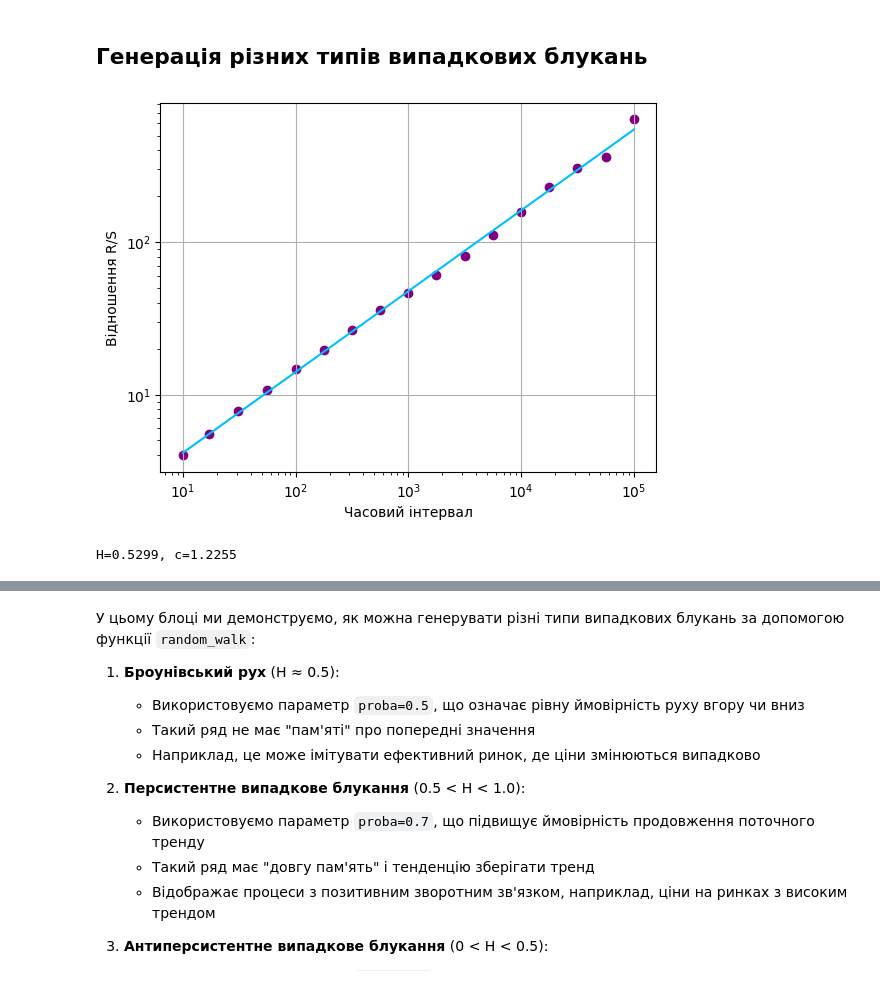
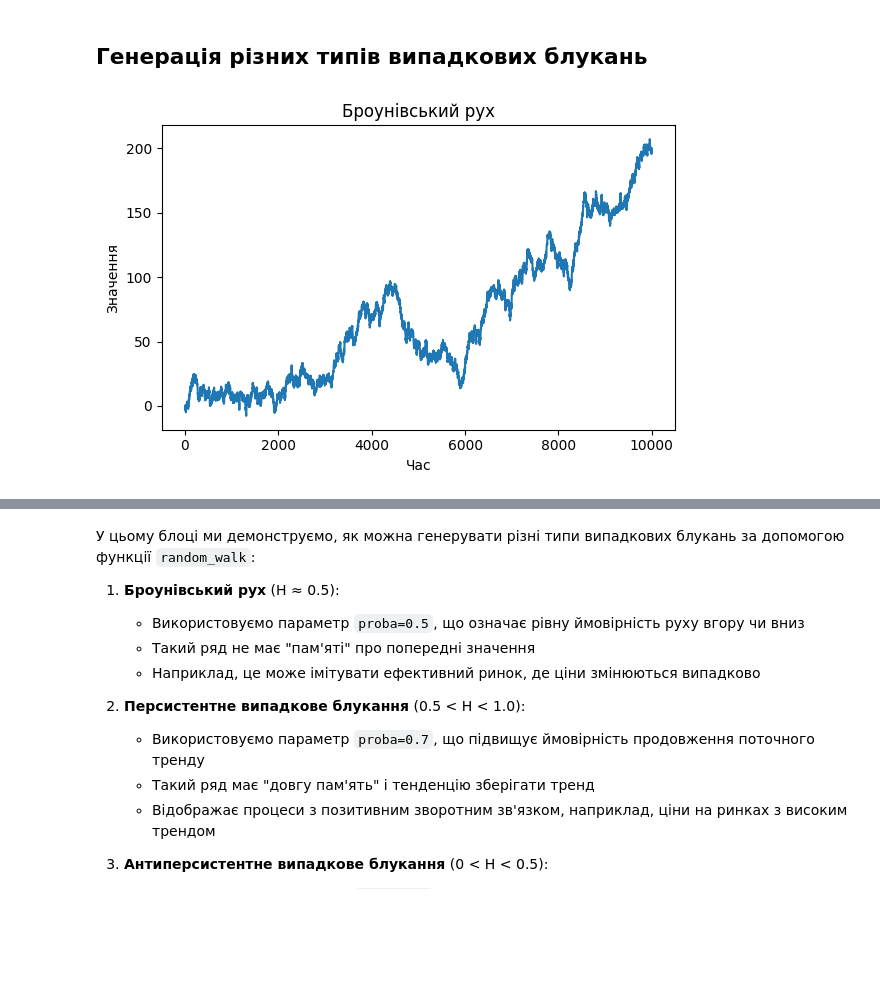
Before and after one commit to SerhiiMiroshnychenko/ScientificCalculations, a Jupyter notebook: Hurst/hurst-compare.ipynb, the cells around one changed output, grey strips where cells are left out. Saved outputs shown, nothing was run; the diff lists cells and outputs as text; code cells hidden in the pictures; blank space fills up the shorter version.

```diff
--- a/Hurst/hurst-compare.ipynb
+++ b/Hurst/hurst-compare.ipynb
@@ -148,7 +169,24 @@ brownian = random_walk(99999, proba=0.5)
+# %%
+def plotting(dataseries, title='Часовий ряд'):
+    """
+    Функція для візуалізації часового ряду
+
+    Параметри:
+    dataseries — часовий ряд для візуалізації
+    title — назва графіка, за замовчуванням 'Часовий ряд'
+    """
+    # Візуалізуємо перші 10000 точок для кращого відображення
+    plt.figure(figsize=(6, 4))
+    plt.plot(dataseries[:10000], color='#1f77b4')  # Використовуємо синій колір як на зображенні
+    plt.title(title)
+    plt.xlabel('Час')
+    plt.ylabel('Значення')
+    plt.tight_layout()
+    plt.show()
 # %%
 # Генерація броунівського руху (H ≈ 0.5)
 brownian = random_walk(99999, proba=0.5)
-evaluate_hurst(series=brownian, kind="random_walk", simplified=True)
-# %% [output]
-[figure, removed]
-H=0.5299, c=1.2255
+# %%
+plotting(dataseries=brownian, title='Броунівський рух')
+# %% [output]
+[figure, added]
```
Also changed, not shown: parts of 13 cells of this notebook.
